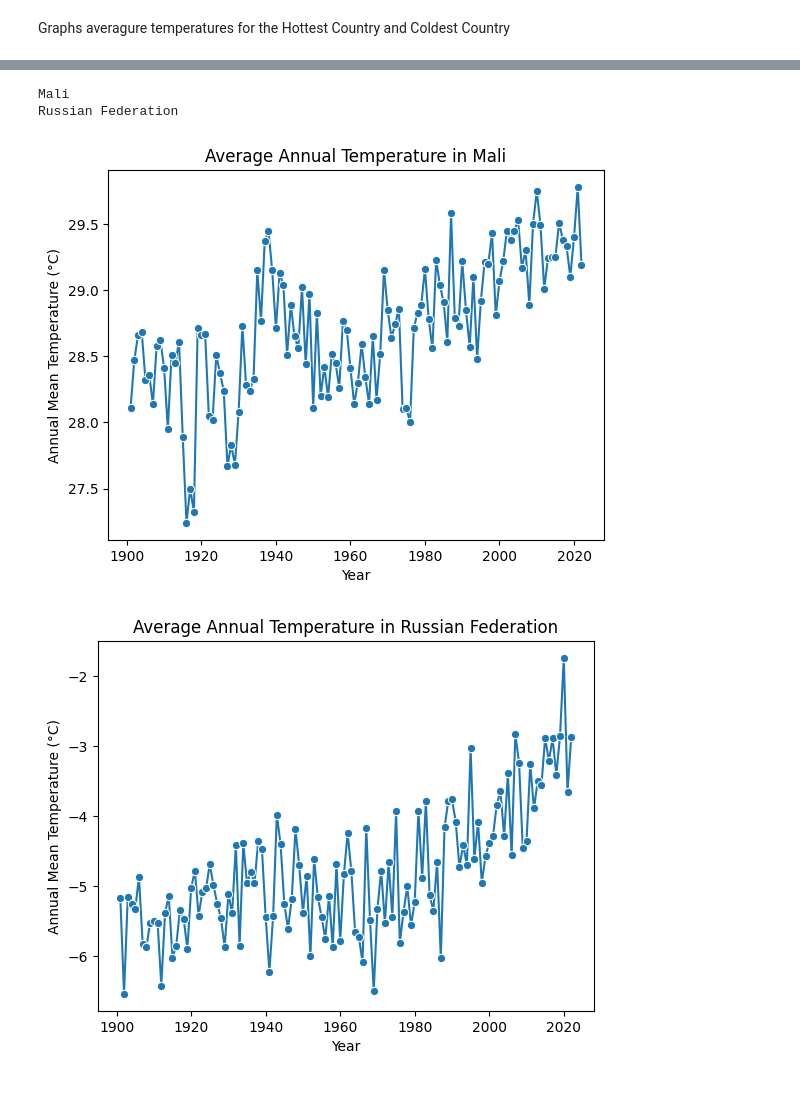
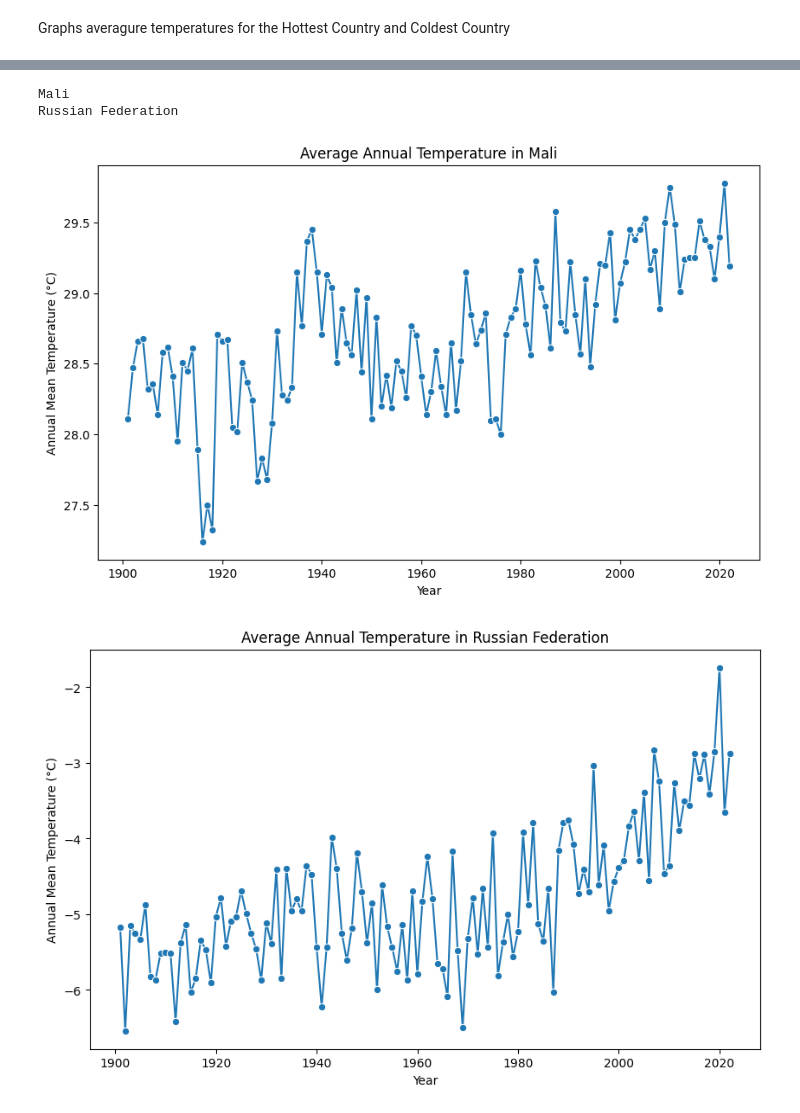
Before and after one commit to TeoTheMayo/DataScienceLondon-Teo, a Jupyter notebook: milestone1.ipynb, the cells around one changed output, grey strips where cells are left out. Saved outputs shown, nothing was run; the diff lists cells and outputs as text; code cells hidden in the pictures.

```diff
--- a/milestone1.ipynb
+++ b/milestone1.ipynb
@@ -80,3 +80,20 @@ display(cityTemp.dtypes)
 dtype: object
 # %% [markdown]
 Graphs averagure temperatures for the Hottest Country and Coldest Country
+# %%
+import pandas as pd
+import numpy as np
+import seaborn as sns
+import matplotlib.pyplot  as plt
+
+cityTemp = pd.read_csv('/root/.cache/kagglehub/datasets/palinatx/mean-temperature-for-countries-by-year-2014-2022/versions/3/combined_temperature.csv')
+cityTemp = pd.DataFrame(cityTemp)
+
+
+display(cityTemp.tail(5).reset_index())
+display(cityTemp.dtypes)
+
+
+filtered_cityTemp = cityTemp[cityTemp['Year'] > 2020]
+
+display(filtered_cityTemp.head(5).reset_index())
@@ -83,28 +164,28 @@ Graphs averagure temperatures for the Hottest Country and Coldest Country
 # %%
 hottest_country = cityTemp.groupby('Country')['Annual Mean'].mean().idxmax()
 coldest_country = cityTemp.groupby('Country')['Annual Mean'].mean().idxmin()
 
 print(hottest_country)
 print(coldest_country)
 
 hottest_country_data = cityTemp[cityTemp['Country'] == hottest_country]
 coldest_country_data = cityTemp[cityTemp['Country'] == coldest_country]
 
+plt.figure(figsize=(10, 6))
 sns.lineplot(data=hottest_country_data, x='Year', y='Annual Mean', marker='o')
 plt.title(f'Average Annual Temperature in {hottest_country}')
 plt.ylabel('Annual Mean Temperature (°C)')
 plt.xlabel('Year')
 plt.show()
 
-# Plot the average temperature for the coldest country
-
+plt.figure(figsize=(10, 6))
 sns.lineplot(data=coldest_country_data, x='Year', y='Annual Mean', marker='o')
 plt.title(f'Average Annual Temperature in {coldest_country}')
 plt.ylabel('Annual Mean Temperature (°C)')
 plt.xlabel('Year')
 plt.show()
 # %% [output]
 Mali
 Russian Federation
-[figure, old version]
+[figure, new version]
-[figure, old version]
+[figure, new version]
```
Also changed, not shown: parts of 9 cells of this notebook.
